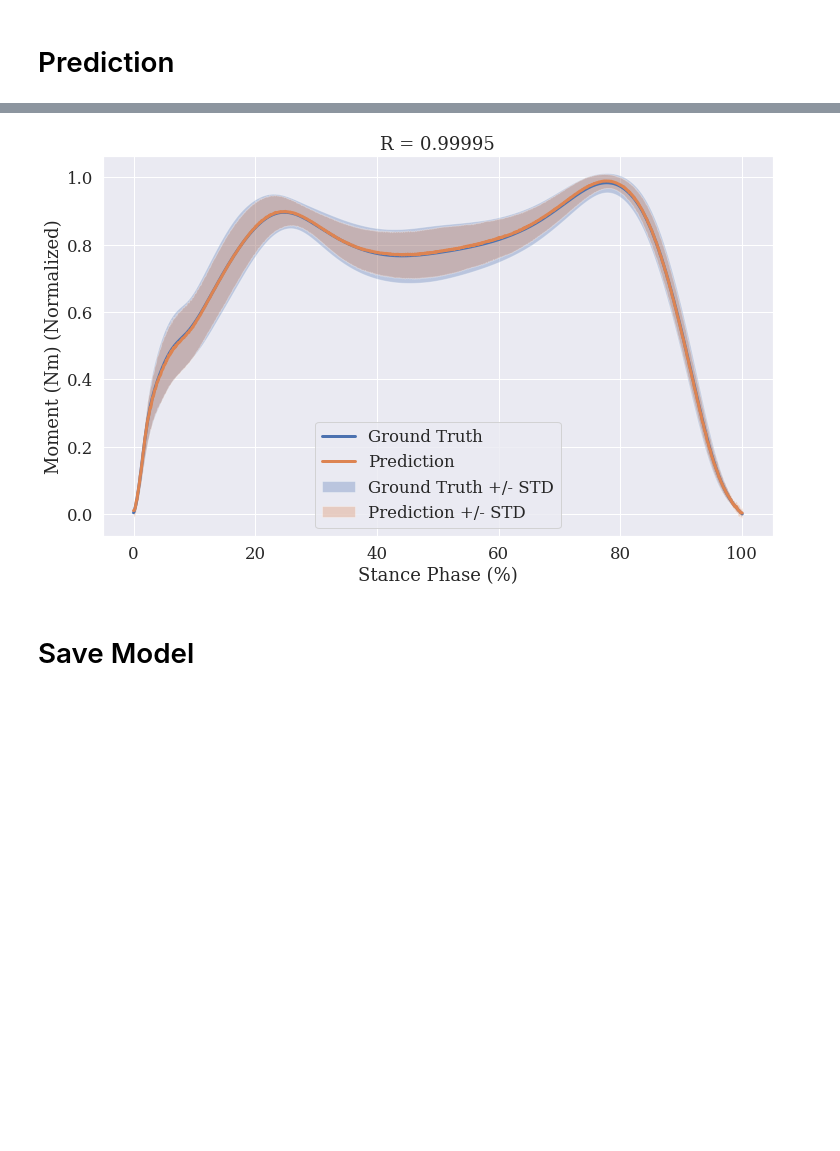
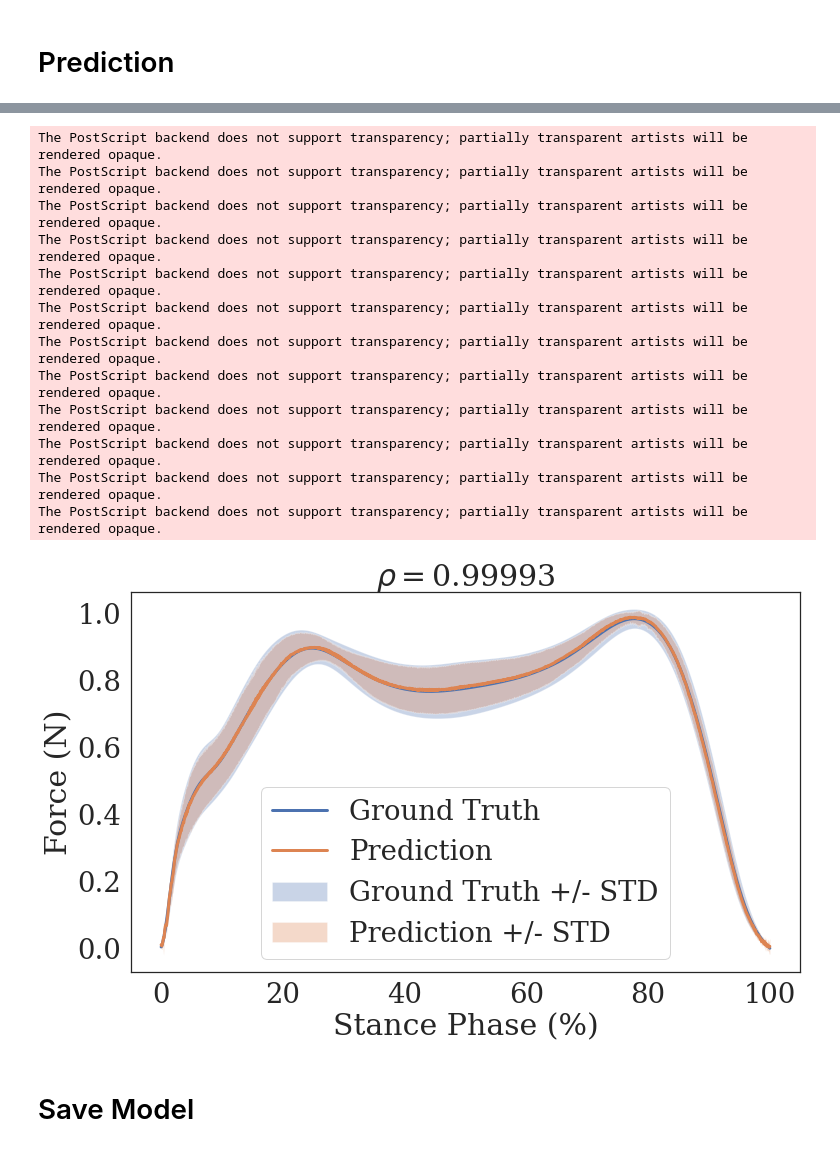
Before and after one commit to atick-faisal/GRF-Synthesis-from-Motion-Trajectories, a Jupyter notebook: src/training/grf_synthesis.ipynb, the cells around one changed output, grey strips where cells are left out. Drawn from its saved outputs; the diff is of its cells as text; code cells hidden in the pictures; blank space fills up the shorter version.

```diff
--- a/src/training/grf_synthesis.ipynb
+++ b/src/training/grf_synthesis.ipynb
@@ -50,11 +50,13 @@ from FPN_1DCNN import FPN
 from AlbuNet_1DCNN import AlbUNet
 
 %matplotlib inline
-sns.set(font_scale=1.5)
-sns.set_style("darkgrid", {'font.family':'serif', 'font.serif':'Times New Roman'})
+sns.set(font_scale=2.5)
 
-models_dir = '/content/drive/MyDrive/Research/GRF Data Synthesis/Results/DB2/Moment/Models/Y/'
-figures_dir = '/content/drive/MyDrive/Research/GRF Data Synthesis/Results/DB2/Moment/Figures/Y/'
+sns.set_style("white", {'font.family':'serif', 'font.serif':'Times New Roman'})
+
+
+models_dir = '/content/drive/MyDrive/Research/GRF Data Synthesis/Results/DB2/Force/Models/Z/'
+figures_dir = '/content/drive/MyDrive/Research/GRF Data Synthesis/Results/DB2/Force/Figures/Z/'
 # %% [markdown]
 # Corr-Coef Loss
 # %%
@@ -252,10 +254,12 @@ config = model_name + '_moment_' + str(signal_length) + '_' \
             + str(N_CHANNELS) + '_' + str(model_width) +'_' \
             + str(model_depth) + '_' + str(num_channel) + '_normal_vel_' \
             + str(D_S) + str(A_G) + '_axis_corrected'
+# %%
+config = model_name + str(D_S) + str(A_G) + '_paper_v1'
 # %%
 if D_S == 0:
     callbacks = [
-        tf.keras.callbacks.EarlyStopping(monitor='val_loss', patience=30, mode='min'),
+        tf.keras.callbacks.EarlyStopping(monitor='val_loss', patience=30, mode='min', restore_best_weights=True),
         tf.keras.callbacks.ModelCheckpoint(
             'trained_models/' + config +'.h5',
                 verbose=1,
@@ -276,7 +280,7 @@ if D_S == 0:
 
 elif D_S == 1:
     callbacks = [
-        tf.keras.callbacks.EarlyStopping(monitor='val_out_loss', patience=30, mode='min'),
+        tf.keras.callbacks.EarlyStopping(monitor='val_out_loss', patience=30, mode='min', restore_best_weights=True),
         tf.keras.callbacks.ModelCheckpoint(
             'trained_models/' + config + '.h5',
                 verbose=1,
@@ -328,7 +332,7 @@ model.compile(
 # %%
 if D_S == 0:
     callbacks = [
-        tf.keras.callbacks.EarlyStopping(monitor='val_loss', patience=30, mode='min'),
+        tf.keras.callbacks.EarlyStopping(monitor='val_loss', patience=30, mode='min', restore_best_weights=True),
         tf.keras.callbacks.ModelCheckpoint(
             'trained_models/' + config +'.h5',
                 verbose=1,
@@ -349,7 +353,7 @@ if D_S == 0:
 
 elif D_S == 1:
     callbacks = [
-        tf.keras.callbacks.EarlyStopping(monitor='val_out_loss', patience=30, mode='min'),
+        tf.keras.callbacks.EarlyStopping(monitor='val_out_loss', patience=30, mode='min', restore_best_weights=True),
         tf.keras.callbacks.ModelCheckpoint(
             'trained_models/' + config + '.h5',
                 verbose=1,
@@ -420,26 +426,42 @@ R2 = pearsonr(ground_truth_mean, prediction_mean)[0]
 # %%
+# sns.set_palette("Set1")
+
 plt.figure(figsize=(12, 7))
 x = np.linspace(0, 100, FRAME_LEN)
 plt.plot(x, ground_truth_mean, linewidth=3, label='Ground Truth')
 plt.fill_between(
     x, ground_truth_mean + ground_truth_std,
     ground_truth_mean - ground_truth_std, alpha=0.3,
     label='Ground Truth +/- STD'
 )
 plt.plot(x, prediction_mean, linewidth=3, label='Prediction')
 plt.fill_between(
     x, prediction_mean + prediction_std,
     prediction_mean - prediction_std, alpha=0.3,
     label='Prediction +/- STD'
 )
 plt.legend()
-plt.title(f'R = {round(R, 5)}')
+plt.title(r"$\rho = $" + f"{round(R, 5)}")
 plt.xlabel('Stance Phase (%)')
-plt.ylabel('Moment (Nm) (Normalized)')
-# plt.savefig(figures_dir + 'Results_' + config + '.png')
+plt.ylabel('Force (N)')
+plt.savefig(figures_dir + 'Results_' + config + '.png')
+plt.savefig(figures_dir + 'Results_' + config + '.eps')
+plt.savefig(figures_dir + 'Results_' + config + '.svg')
 plt.show()
 # %% [output]
+The PostScript backend does not support transparency; partially transparent artists will be rendered opaque.
+The PostScript backend does not support transparency; partially transparent artists will be rendered opaque.
+The PostScript backend does not support transparency; partially transparent artists will be rendered opaque.
+The PostScript backend does not support transparency; partially transparent artists will be rendered opaque.
+The PostScript backend does not support transparency; partially transparent artists will be rendered opaque.
+The PostScript backend does not support transparency; partially transparent artists will be rendered opaque.
+The PostScript backend does not support transparency; partially transparent artists will be rendered opaque.
+The PostScript backend does not support transparency; partially transparent artists will be rendered opaque.
+The PostScript backend does not support transparency; partially transparent artists will be rendered opaque.
+The PostScript backend does not support transparency; partially transparent artists will be rendered opaque.
+The PostScript backend does not support transparency; partially transparent artists will be rendered opaque.
+The PostScript backend does not support transparency; partially transparent artists will be rendered opaque.
-[figure, old version]
+[figure, new version]
 # %% [markdown]
 # Save Model
 # %%
```
Also changed, not shown: parts of 8 cells of this notebook.
